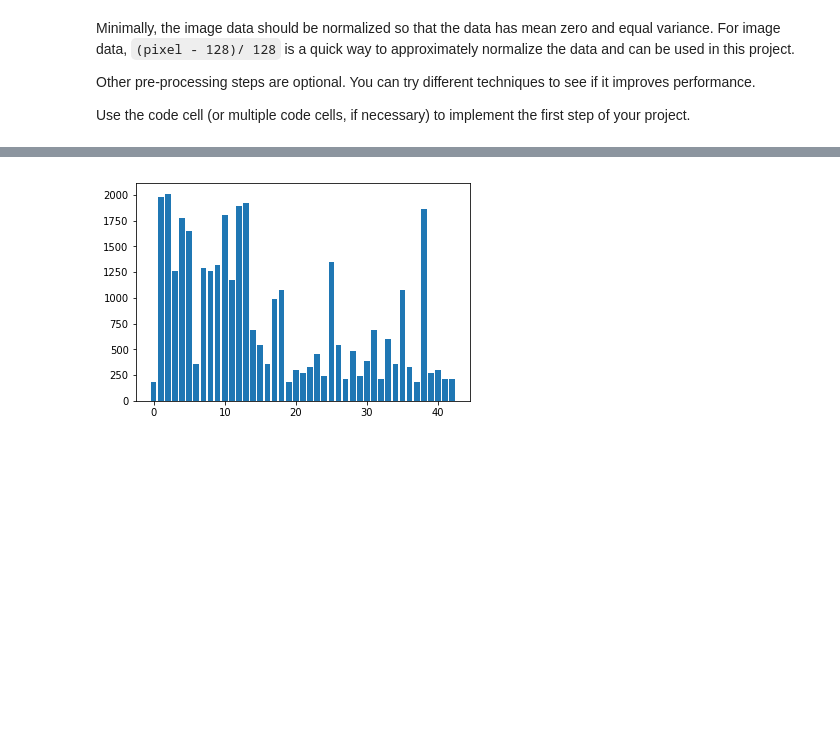
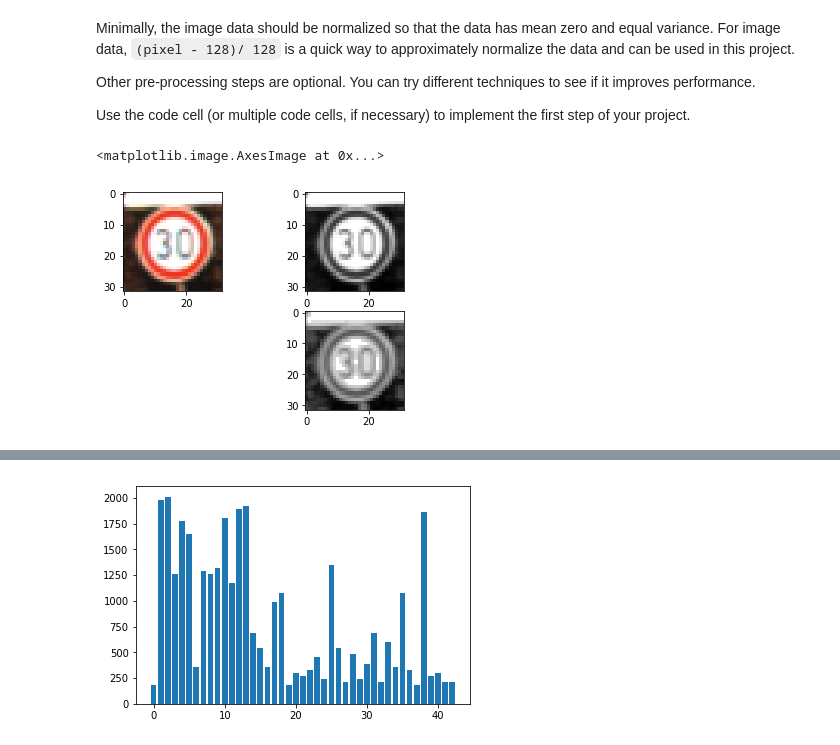
Before and after one commit to zhangjianxing/CarND-Traffic-Sign-Classifier-Project, a Jupyter notebook: Traffic_Sign_Classifier.ipynb, the cells around one changed output, grey strips where cells are left out. Drawn from its saved outputs; the diff is of its cells as text; code cells hidden in the pictures; blank space fills up the shorter version.

```diff
--- a/Traffic_Sign_Classifier.ipynb
+++ b/Traffic_Sign_Classifier.ipynb
@@ -44,9 +44,9 @@ with open(validation_file, mode='rb') as f:
 with open(testing_file, mode='rb') as f:
     test = pickle.load(f)
 
-X_train, y_train = train['features'], train['labels']
-X_valid, y_valid = valid['features'], valid['labels']
-X_test, y_test = test['features'], test['labels']
+X_train_imgs, y_train = train['features'], train['labels']
+X_valid_imgs, y_valid = valid['features'], valid['labels']
+X_test_imgs, y_test = test['features'], test['labels']
 # %% [markdown]
 ---
 
@@ -181,6 +171,26 @@ def pre_process_image(img):
     img = cv2.resize(img, (32, 32))
     img = img/np.max(img)
     return img
+# %%
+img = X_train[3000].copy()
+plt.subplot(2,2,1)
+plt.imshow(img)
+img = cv2.cvtColor(img, cv2.COLOR_BGR2GRAY)
+plt.subplot(2,2,2)
+plt.imshow(img, cmap='gray')
+img = cv2.equalizeHist(img)
+# plt.subplot(2,2,3)
+# plt.imshow(img, cmap='gray')
+# img = cv2.cvtColor(img, cv2.COLOR_GRAY2BGR)
+# plt.subplot(2,2,4)
+# plt.imshow(img)
+clahe = cv2.createCLAHE(clipLimit=2.0, tileGridSize=(8,8))
+cl1 = clahe.apply(img)
+plt.subplot(2,2,4)
+plt.imshow(img, cmap='gray')
+# %% [output]
+<matplotlib.image.AxesImage at 0x...>
+[figure, added]
 # %%
 # plot images
 import random
```
Also changed, not shown: parts of 6 cells of this notebook, 1 other file.
